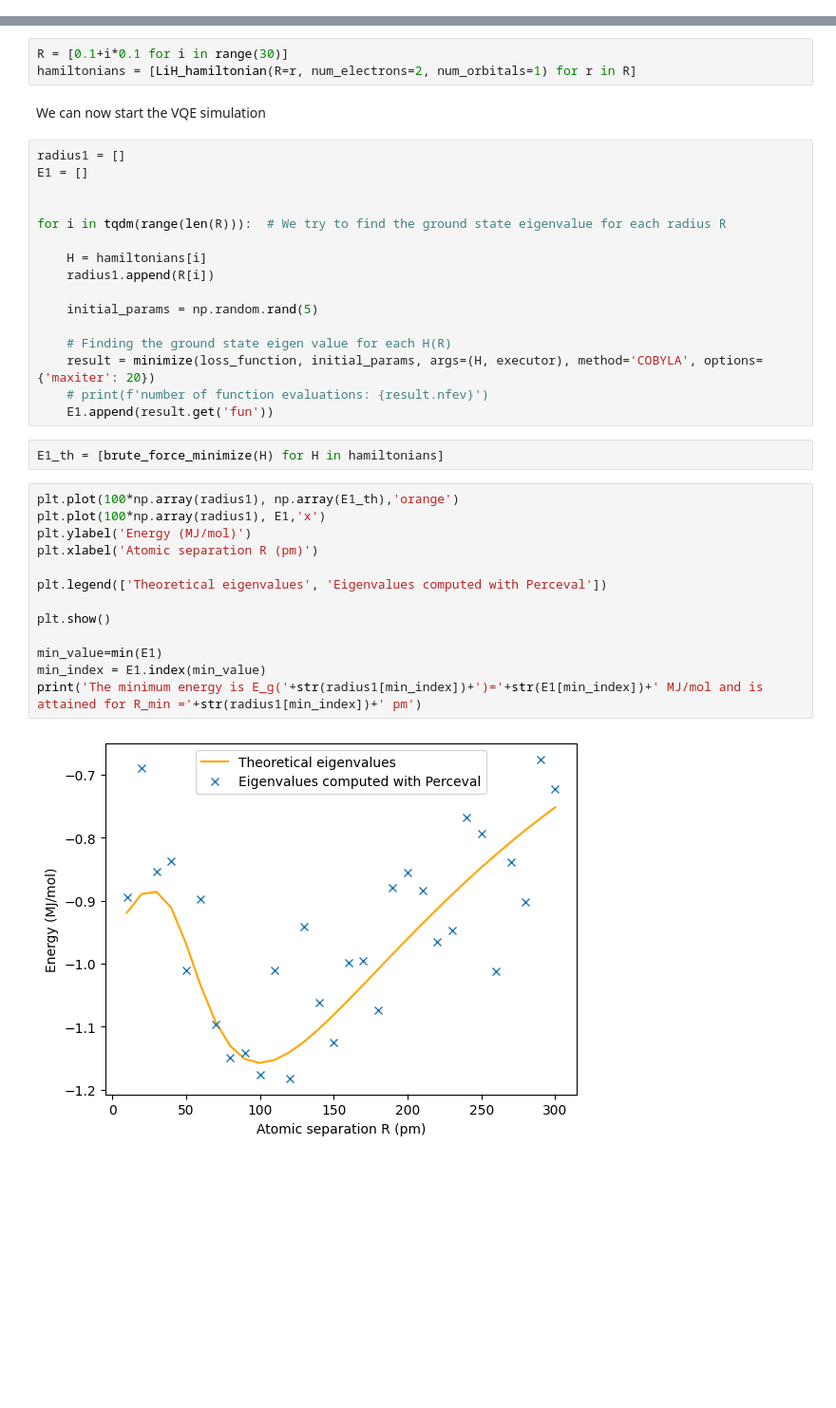
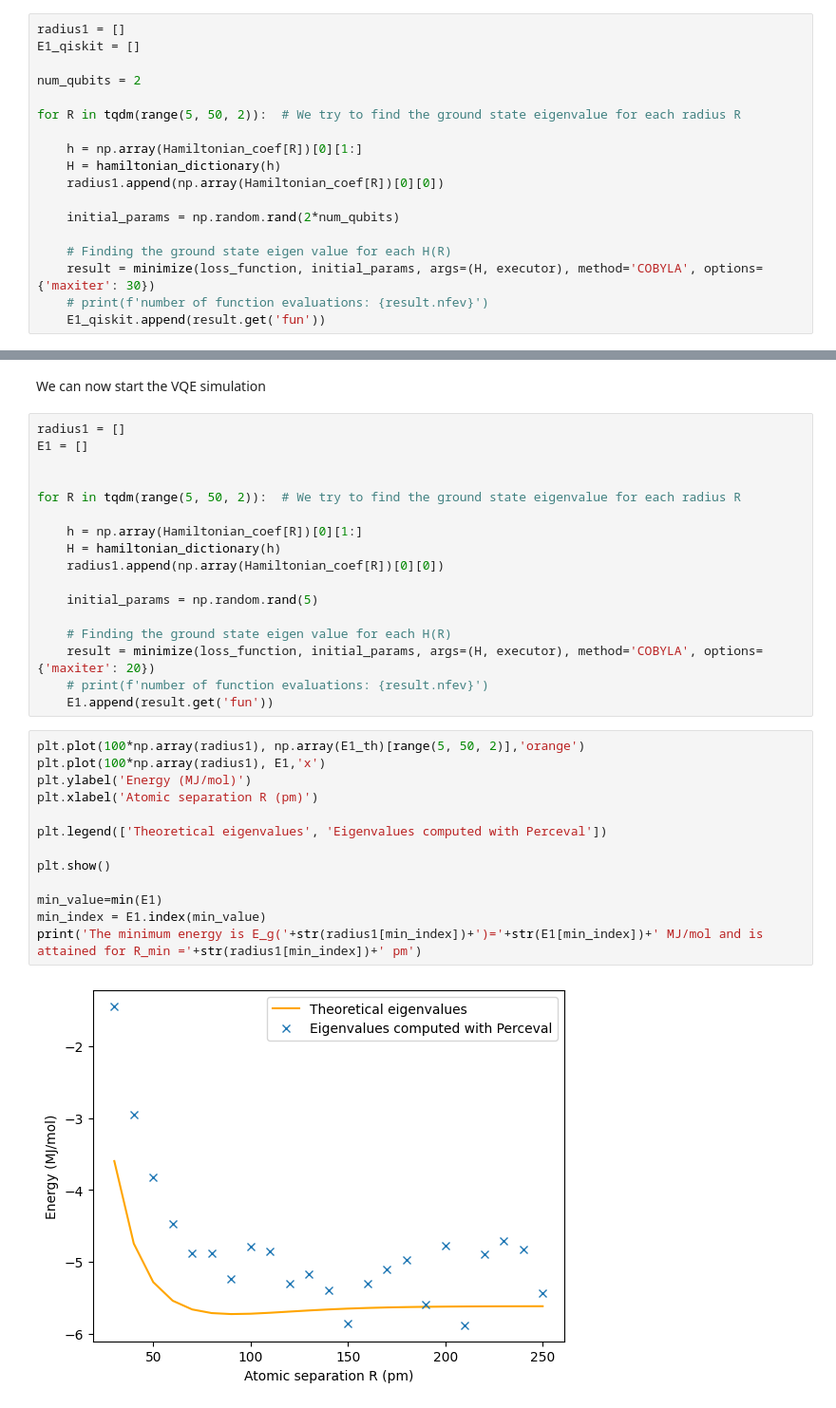
Before and after one commit to unitaryfoundation/qlass, a Jupyter notebook: photonic_vqe.ipynb, the cells around one changed output, grey strips where cells are left out. Shown at 95% size. Drawn from its saved outputs; the diff is of its cells as text; blank space fills up the shorter version.

Commit message:
update the notebook photonic_vqe.ipynb to use H2 instead of LiH hamiltonians

```diff
--- a/photonic_vqe.ipynb
+++ b/photonic_vqe.ipynb
@@ -18,0 +174,18 @@ import matplotlib.pyplot as plt
+# %%
+radius1 = []
+E1_qiskit = []
+
+num_qubits = 2
+
+for R in tqdm(range(5, 50, 2)):  # We try to find the ground state eigenvalue for each radius R
+
+    h = np.array(Hamiltonian_coef[R])[0][1:]
+    H = hamiltonian_dictionary(h)
+    radius1.append(np.array(Hamiltonian_coef[R])[0][0])
+
+    initial_params = np.random.rand(2*num_qubits)
+
+    # Finding the ground state eigen value for each H(R)
+    result = minimize(loss_function, initial_params, args=(H, executor), method='COBYLA', options={'maxiter': 30})
+    # print(f'number of function evaluations: {result.nfev}')
+    E1_qiskit.append(result.get('fun'))
@@ -118,6 +303,3 @@ In the following cell, we have a few Hamiltonians from the LiH molecule that we
-# %%
-R = [0.1+i*0.1 for i in range(30)]
-hamiltonians = [LiH_hamiltonian(R=r, num_electrons=2, num_orbitals=1) for r in R]
 # %% [markdown]
 We can now start the VQE simulation
 # %%
@@ -125,10 +307,11 @@ radius1 = []
 E1 = []
 
 
-for i in tqdm(range(len(R))):  # We try to find the ground state eigenvalue for each radius R
+for R in tqdm(range(5, 50, 2)):  # We try to find the ground state eigenvalue for each radius R
 
-    H = hamiltonians[i]
-    radius1.append(R[i])
+    h = np.array(Hamiltonian_coef[R])[0][1:]
+    H = hamiltonian_dictionary(h)
+    radius1.append(np.array(Hamiltonian_coef[R])[0][0])
 
     initial_params = np.random.rand(5)
 
@@ -136,20 +319,18 @@ for i in tqdm(range(len(R))):  # We try to find the ground state eigenvalue for
     result = minimize(loss_function, initial_params, args=(H, executor), method='COBYLA', options={'maxiter': 20})
     # print(f'number of function evaluations: {result.nfev}')
     E1.append(result.get('fun'))
-# %%
-E1_th = [brute_force_minimize(H) for H in hamiltonians]
 # %%
-plt.plot(100*np.array(radius1), np.array(E1_th),'orange')
+plt.plot(100*np.array(radius1), np.array(E1_th)[range(5, 50, 2)],'orange')
 plt.plot(100*np.array(radius1), E1,'x')
 plt.ylabel('Energy (MJ/mol)')
 plt.xlabel('Atomic separation R (pm)')
 
 plt.legend(['Theoretical eigenvalues', 'Eigenvalues computed with Perceval'])
 
 plt.show()
 
 min_value=min(E1)
 min_index = E1.index(min_value)
 print('The minimum energy is E_g('+str(radius1[min_index])+')='+str(E1[min_index])+' MJ/mol and is attained for R_min ='+str(radius1[min_index])+' pm')
 # %% [output]
-[figure, old version]
+[figure, new version]
```
Also changed, not shown: parts of 16 cells of this notebook.
